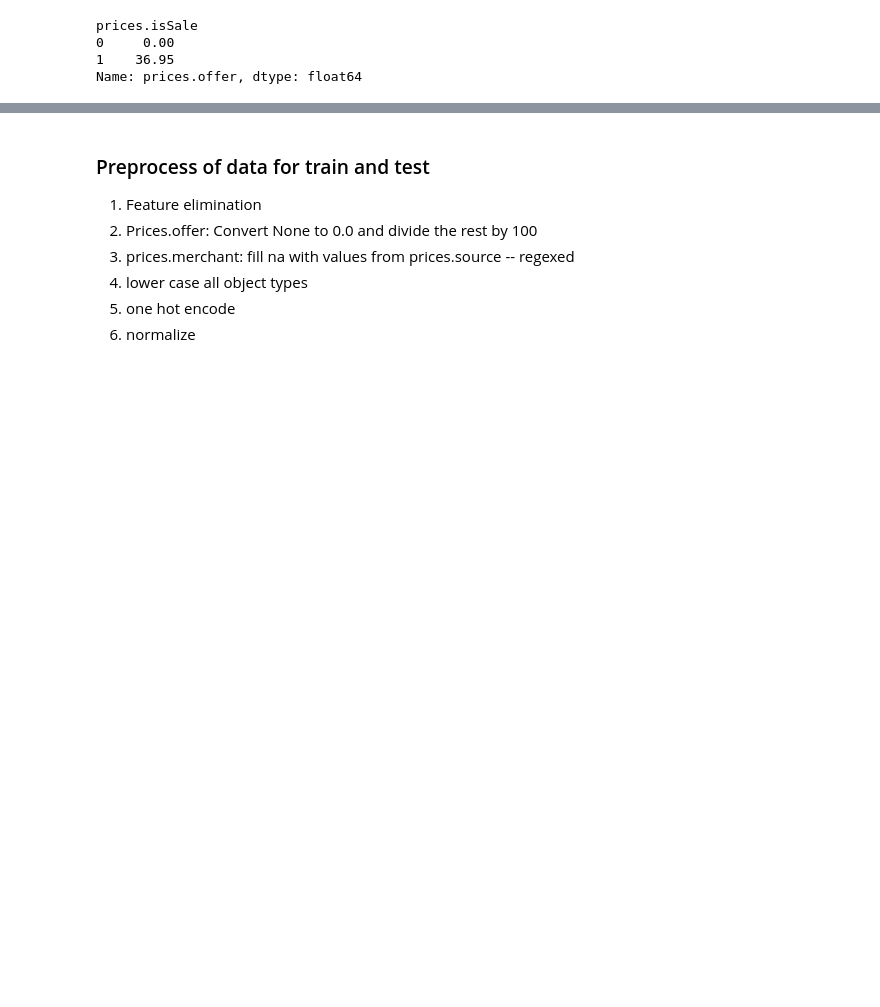
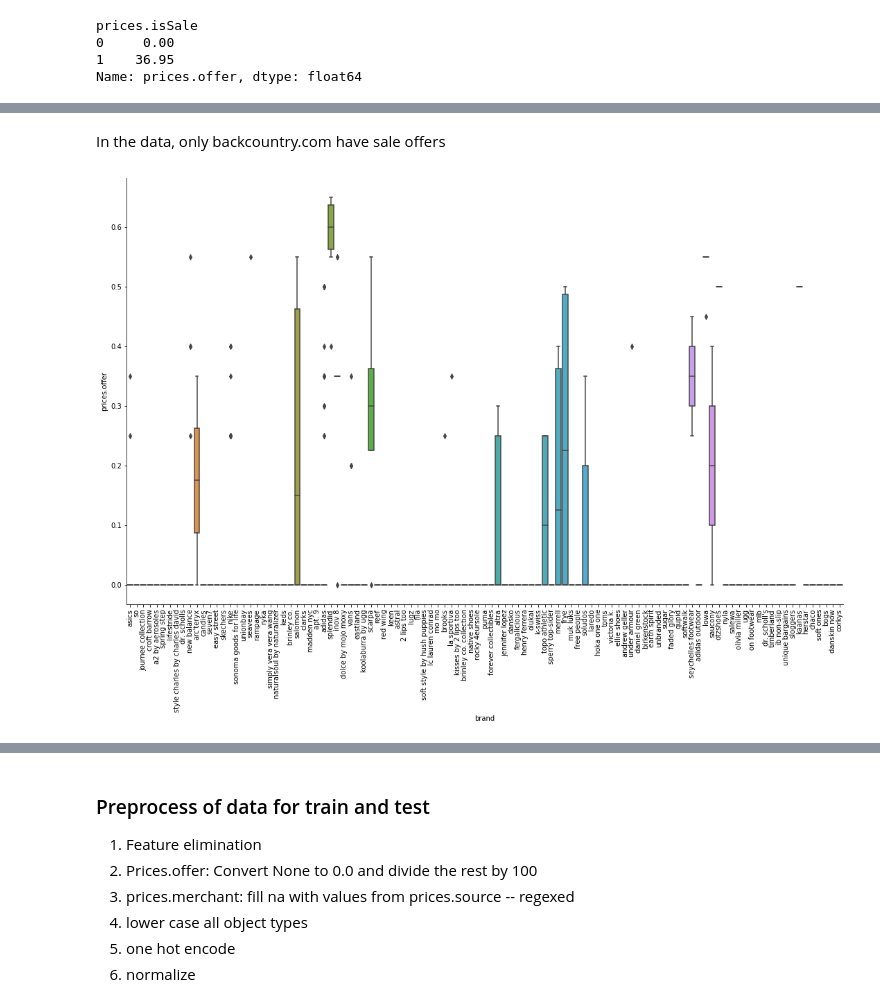
Before and after one commit to asubramaniyan/womens-shoes-price, a Jupyter notebook: womens-shoe-prices-eda.ipynb, the cells around one changed output, grey strips where cells are left out. Saved outputs shown, nothing was run; the diff lists cells and outputs as text; code cells hidden in the pictures; blank space fills up the shorter version.

```diff
--- a/womens-shoe-prices-eda.ipynb
+++ b/womens-shoe-prices-eda.ipynb
@@ -848,0 +862,9 @@ Name: prices.offer, dtype: float64
+# %% [markdown]
+In the data, only backcountry.com have sale offers
+# %%
+#plt.rcParams["figure.figsize"] = (10,20)
+sns.catplot(x="brand", y="prices.offer", data=X_train, kind = "box")
+_ = plt.xticks(rotation = 90)
+plt.gcf().set_size_inches(20, 10)
+# %% [output]
+[figure, added]
```
Also changed, not shown: parts of 80 cells of this notebook.
